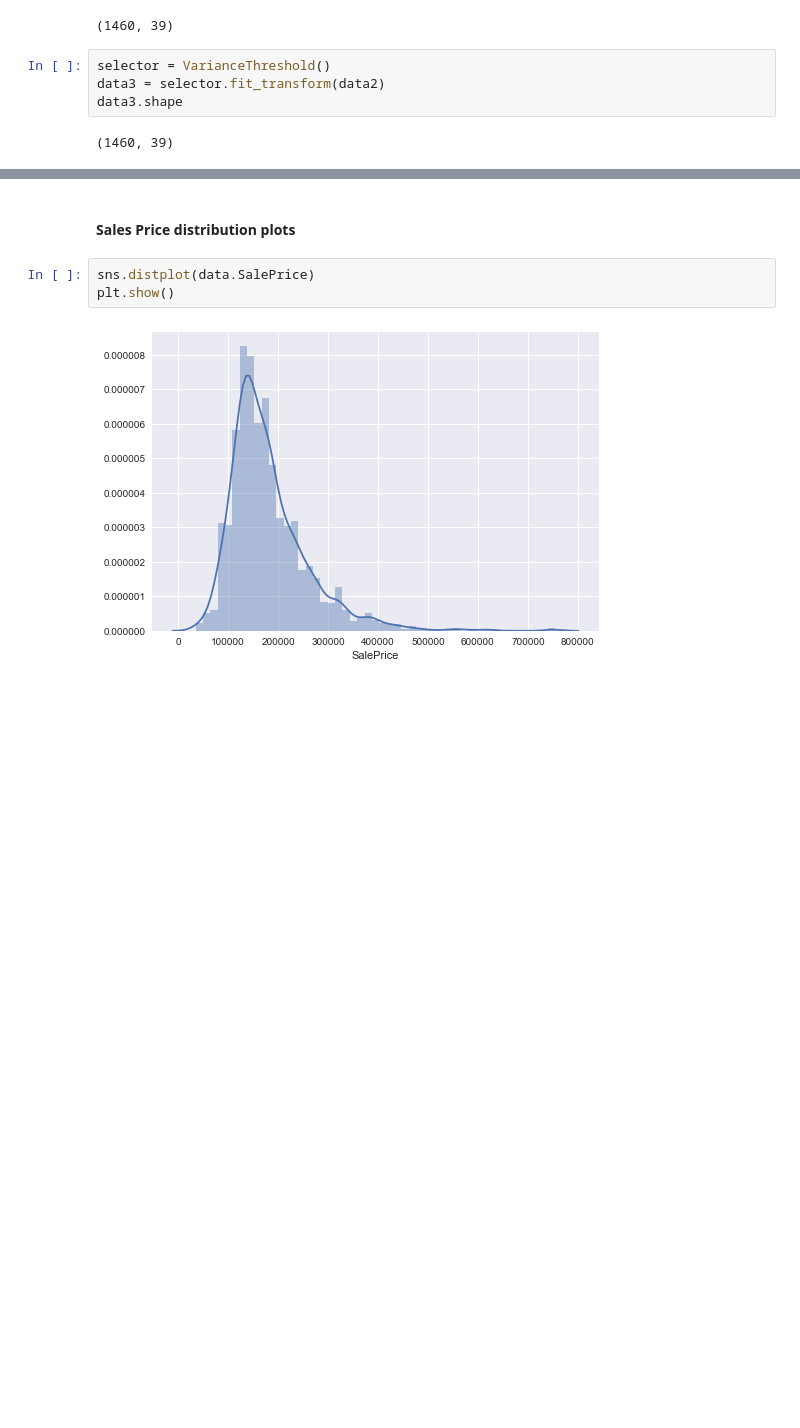
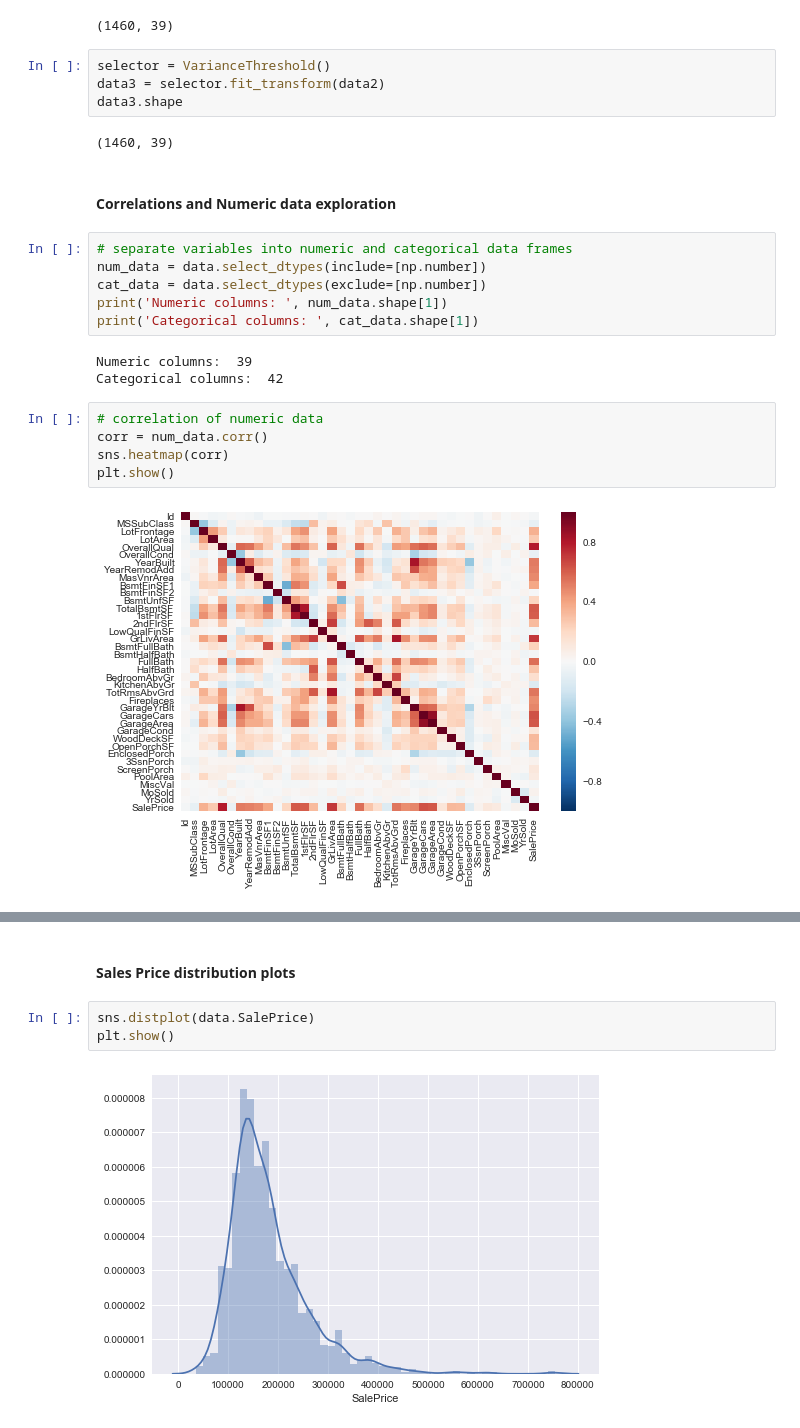
Before and after one commit to timbowler/Springboard, a Jupyter notebook: project_file.ipynb, the cells around one changed output, grey strips where cells are left out. Drawn from its saved outputs; the diff is of its cells as text; blank space fills up the shorter version.

```diff
--- a/project_file.ipynb
+++ b/project_file.ipynb
@@ -365,3 +377,21 @@ data3 = selector.fit_transform(data2)
 data3.shape
 # %% [output]
 (1460, 39)
+# %% [markdown]
+#### Correlations and Numeric data exploration
+# %%
+# separate variables into numeric and categorical data frames
+num_data = data.select_dtypes(include=[np.number])
+cat_data = data.select_dtypes(exclude=[np.number])
+print('Numeric columns: ', num_data.shape[1])
+print('Categorical columns: ', cat_data.shape[1])
+# %% [output]
+Numeric columns:  39
+Categorical columns:  42
+# %%
+# correlation of numeric data
+corr = num_data.corr()
+sns.heatmap(corr)
+plt.show()
+# %% [output]
+[figure, added]
```
Also changed, not shown: parts of 16 cells of this notebook.
